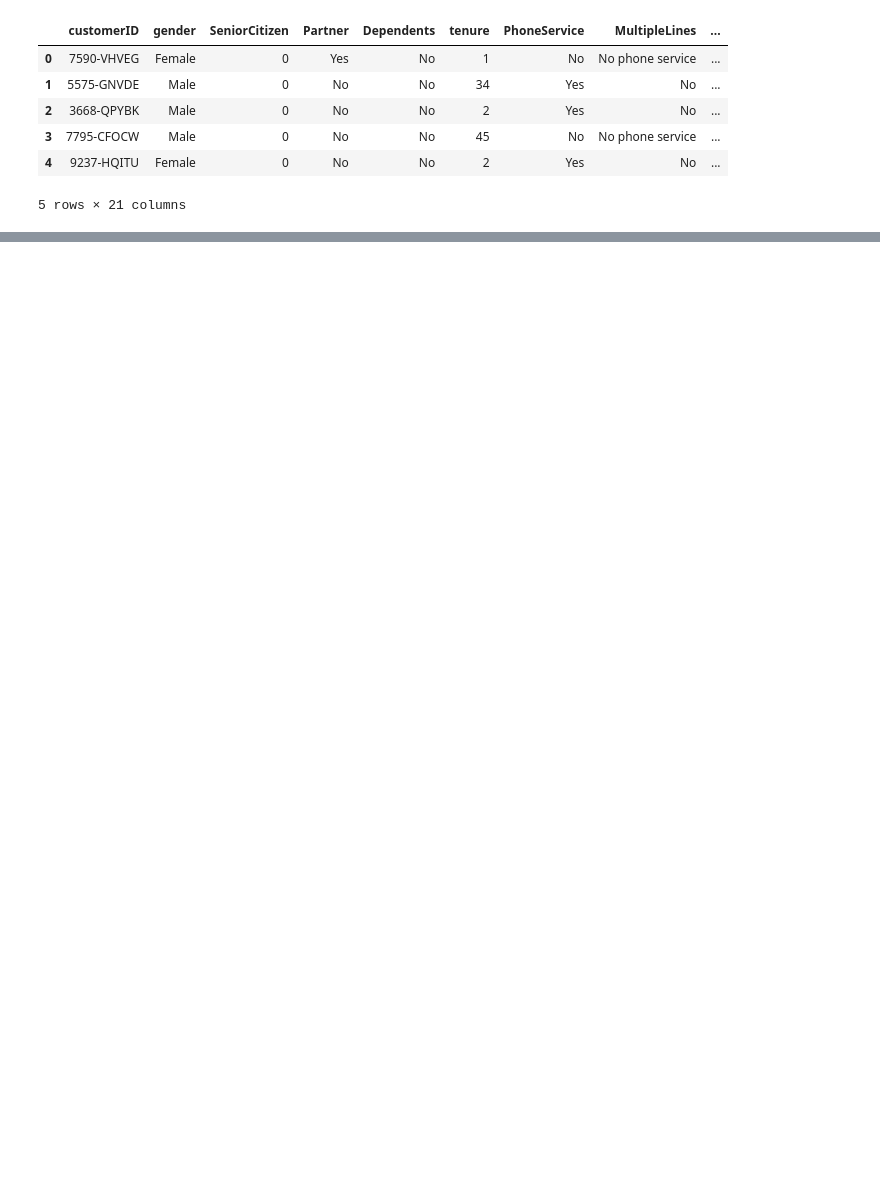
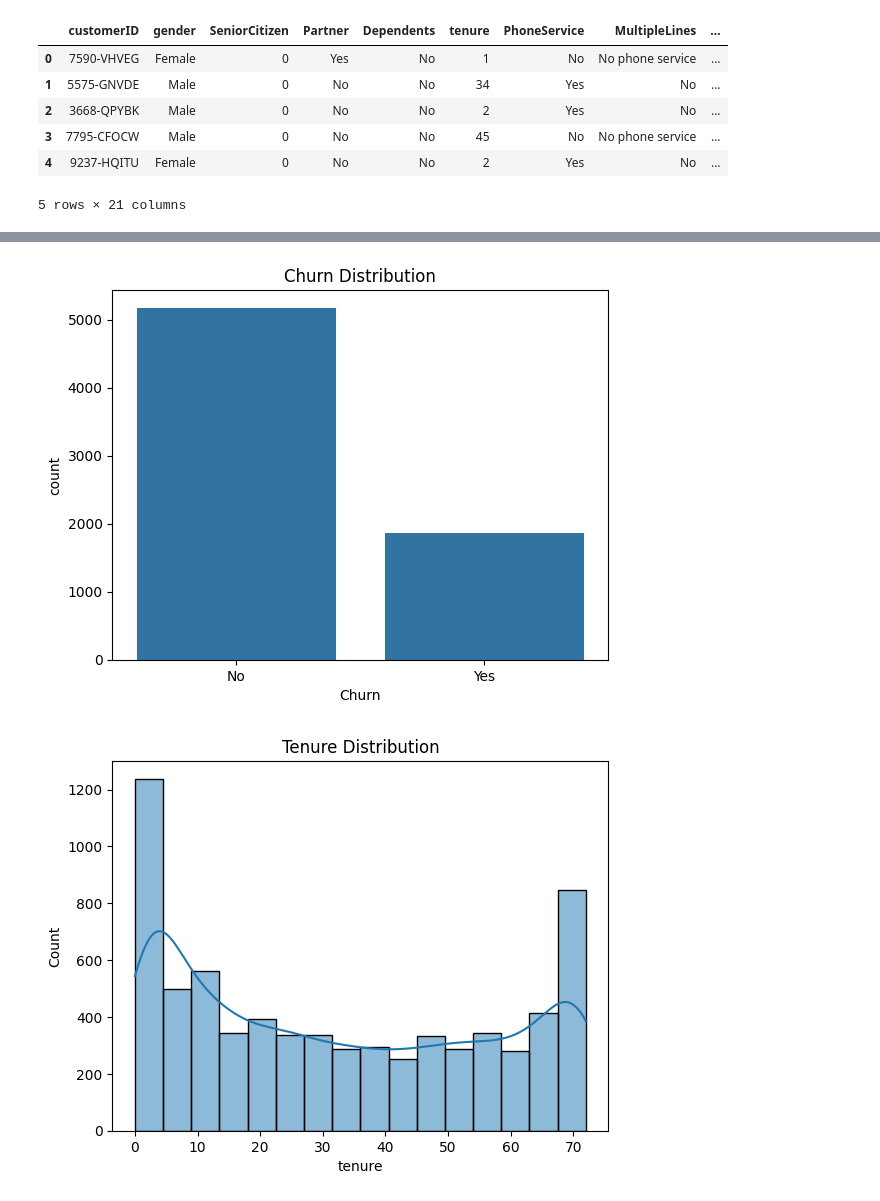
Before and after one commit to thruuuuuu/telco_churn_predict_model, a Jupyter notebook: notebooks/EDA.ipynb, the cells around one changed output, grey strips where cells are left out. Saved outputs shown, nothing was run; the diff lists cells and outputs as text; code cells hidden in the pictures; blank space fills up the shorter version.

```diff
--- a/notebooks/EDA.ipynb
+++ b/notebooks/EDA.ipynb
@@ -15,0 +62,18 @@ df.head()
+# %%
+import matplotlib.pyplot as plt
+import seaborn as sns
+
+sns.countplot(data=df, x='Churn')
+plt.title("Churn Distribution")
+plt.show()
+
+sns.histplot(df['tenure'], kde=True)
+plt.title("Tenure Distribution")
+plt.show()
+
+sns.boxplot(x='Churn', y='MonthlyCharges', data=df)
+plt.title("Monthly Charges vs Churn")
+plt.show()
+# %% [output]
+[figure, added]
+[figure, added]
```
Also changed, not shown: parts of 3 cells of this notebook.
